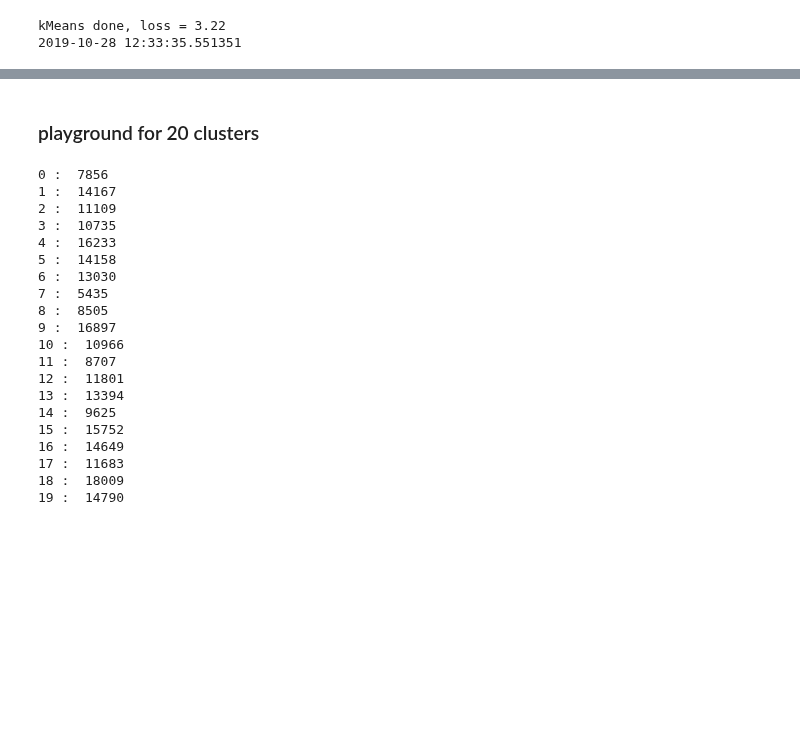
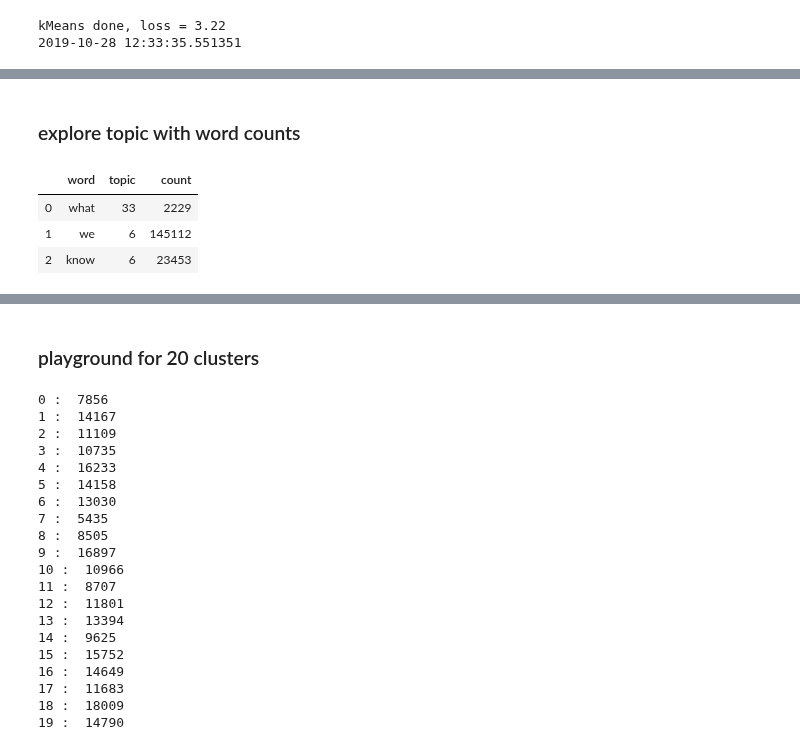
Before and after one commit to Shunling/CapstoneProjects, a Jupyter notebook: NaturalLanguageProcessingGPCR/Clustering.ipynb, the cells around one changed output, grey strips where cells are left out. Saved outputs shown, nothing was run; the diff lists cells and outputs as text; code cells hidden in the pictures; blank space fills up the shorter version.

```diff
--- a/NaturalLanguageProcessingGPCR/Clustering.ipynb
+++ b/NaturalLanguageProcessingGPCR/Clustering.ipynb
@@ -120,0 +148,2 @@ df35.head()
+# %%
+df35['count'] = word_count
@@ -120,0 +152,9 @@ df35.head()
+# %% [markdown]
+### explore topic with word counts
+# %%
+df35.head(3)
+# %% [output]
+|  | word | topic | count |
+| 0 | what | 33 | 2229 |
+| 1 | we | 6 | 145112 |
+| 2 | know | 6 | 23453 |
```
Also changed, not shown: parts of 21 cells of this notebook.
